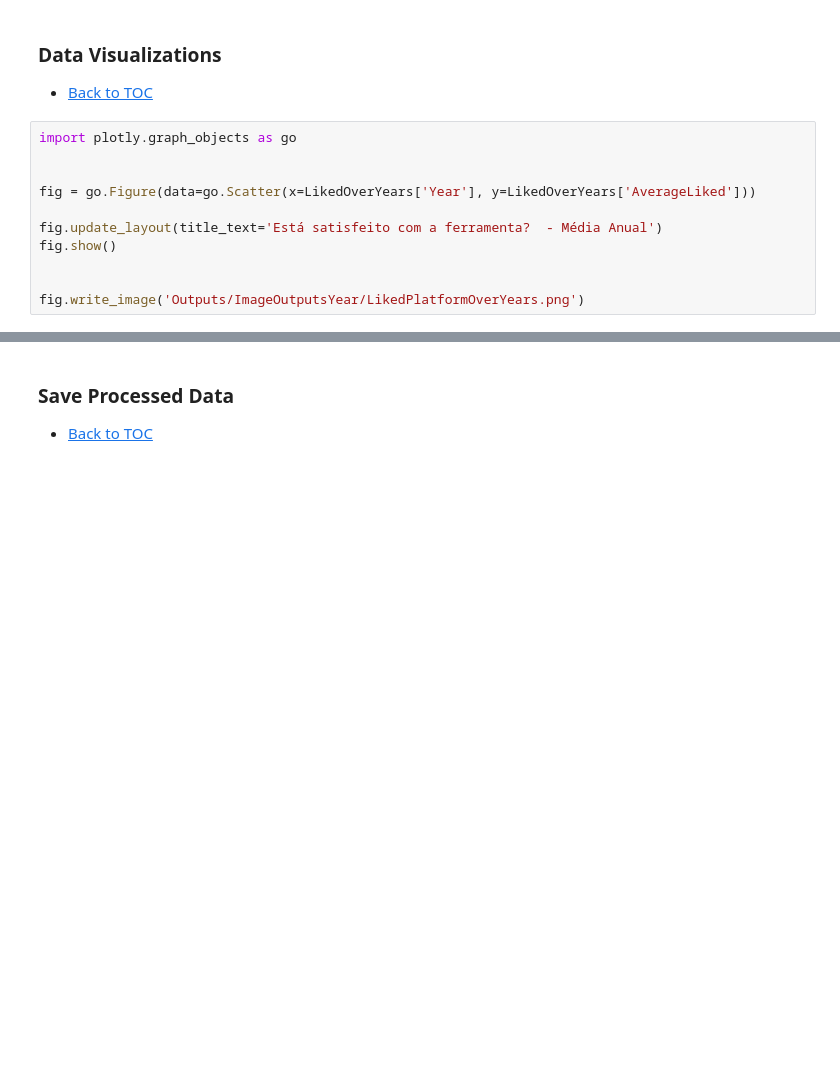
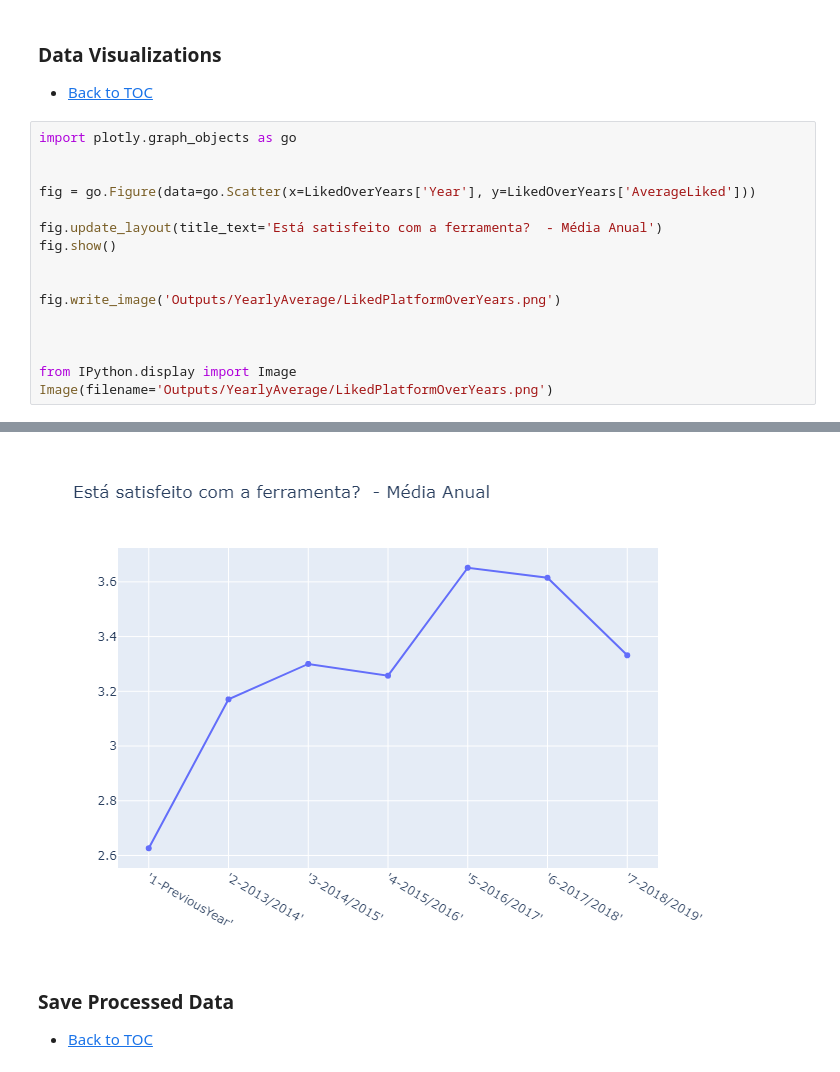
Before and after one commit to DSWorkPortugal/MscThesisFernando, a Jupyter notebook: 8-LikedOverYears.ipynb, the cells around one changed output, grey strips where cells are left out. Saved outputs shown, nothing was run; the diff lists cells and outputs as text; blank space fills up the shorter version.

```diff
--- a/8-LikedOverYears.ipynb
+++ b/8-LikedOverYears.ipynb
@@ -64,6 +74,11 @@ fig.update_layout(title_text='Está satisfeito com a ferramenta?  - Média Anual
 fig.show()
 
 
-fig.write_image('Outputs/ImageOutputsYear/LikedPlatformOverYears.png')
+fig.write_image('Outputs/YearlyAverage/LikedPlatformOverYears.png')
+
+
+
+from IPython.display import Image
+Image(filename='Outputs/YearlyAverage/LikedPlatformOverYears.png')
 # %% [output]
 [interactive output not drawn]
@@ -71,3 +85,4 @@ fig.write_image('Outputs/ImageOutputsYear/LikedPlatformOverYears.png')
+[figure, added]
 # %% [markdown]
 ### Save Processed Data<a name="processeddata"></a>
 * [Back to TOC](#backtoc)
```
Also changed, not shown: parts of 7 cells of this notebook, 31 other files.
